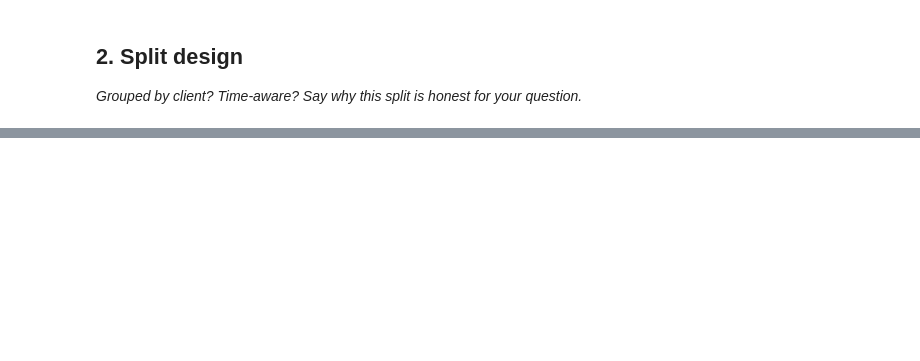
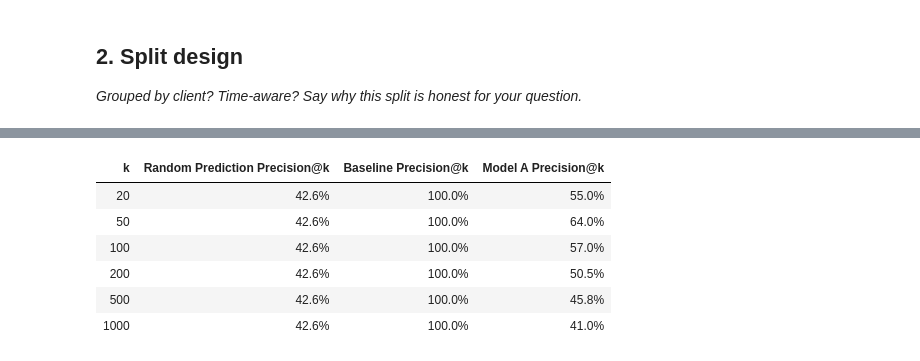
Before and after one commit to T0othIess/FlyRank-AI-ML-internship, a Jupyter notebook: work/notebooks/w05_model.ipynb, the cells around one changed output, grey strips where cells are left out. Drawn from its saved outputs; the diff is of its cells as text; code cells hidden in the pictures; blank space fills up the shorter version.

Commit message:
ML-08 assignment done, m05_model.ipynb notebook written.

```diff
--- a/work/notebooks/w05_model.ipynb
+++ b/work/notebooks/w05_model.ipynb
@@ -36,0 +227,57 @@ This skeleton is yours to fill. Work the sections **in order** — each one has
+# %%
+from sklearn.linear_model import LogisticRegression
+from IPython.display import display #this to make it possible to print styler objects
+X_train = X.iloc[train_idx]
+X_test = X.iloc[test_idx]
+y_train = y.iloc[train_idx]
+y_test = y.iloc[test_idx]
+
+#initialziing the model
+#logistic regression learns by iteration, and setting the max to 1000 is common
+model = LogisticRegression(max_iter=1000, random_state=1)
+
+#training the model
+model.fit(X_train, y_train)
+
+#model.predict_proba(X_test) returns an array of shape (n_test_samples, 2) where column 0 is probability of class 0 (is_high_gap = 0)
+#and column 1 is probability of class 1 (is_high_gap = 1)
+#to explain [:,1], in numpy : means get all rows, 1 means column 1 of the rows
+#so basically it gets me a 1d array of the column 1 values for all the rows
+y_pred_proba = model.predict_proba(X_test)[:,1]
+
+test_df = df.loc[X_test.index].copy()
+test_df["is_high_gap"] = y_test.values
+test_df["predicted_high_gap"] = y_pred_proba
+
+test_df_model = test_df.sort_values("predicted_high_gap", ascending=False)
+test_df_baseline = test_df.sort_values("ctr_gap", ascending=False)
+
+#to find what the random selection base rate is
+#since y_test consists of the is_high_gap column which is just 1s and 0s, mean finds the base rate
+base_random = y_test.mean()
+
+data = {"k": [], "Random Prediction Precision@k": [], "Baseline Precision@k": [], "Model A Precision@k": []}
+for k in [20,50,100,200,500,1000]:
+    data["k"].append(k)
+    data["Random Prediction Precision@k"].append(base_random)
+
+    top_k_model = test_df_model.head(k)
+    model_precision_at_k = top_k_model["is_high_gap"].sum() / k
+    data["Model A Precision@k"].append(model_precision_at_k)
+
+    top_k_baseline = test_df_baseline.head(k)
+    baseline_precision_at_k = top_k_baseline["is_high_gap"].sum() / k
+    data["Baseline Precision@k"].append(baseline_precision_at_k)
+
+#note: results isnt a dataframe, its a styler object, because we used .style
+results = pd.DataFrame(data).style.hide(axis="index").format("{:.1%}", subset=["Random Prediction Precision@k", "Baseline Precision@k", "Model A Precision@k"])\
+.set_properties(**{"text-align": "center"})
+display(results)
+# %% [output]
+| k | Random Prediction Precision@k | Baseline Precision@k | Model A Precision@k |
+| 20 | 42.6% | 100.0% | 55.0% |
+| 50 | 42.6% | 100.0% | 64.0% |
+| 100 | 42.6% | 100.0% | 57.0% |
+| 200 | 42.6% | 100.0% | 50.5% |
+| 500 | 42.6% | 100.0% | 45.8% |
+| 1000 | 42.6% | 100.0% | 41.0% |
```
Also changed, not shown: parts of 20 cells of this notebook.
